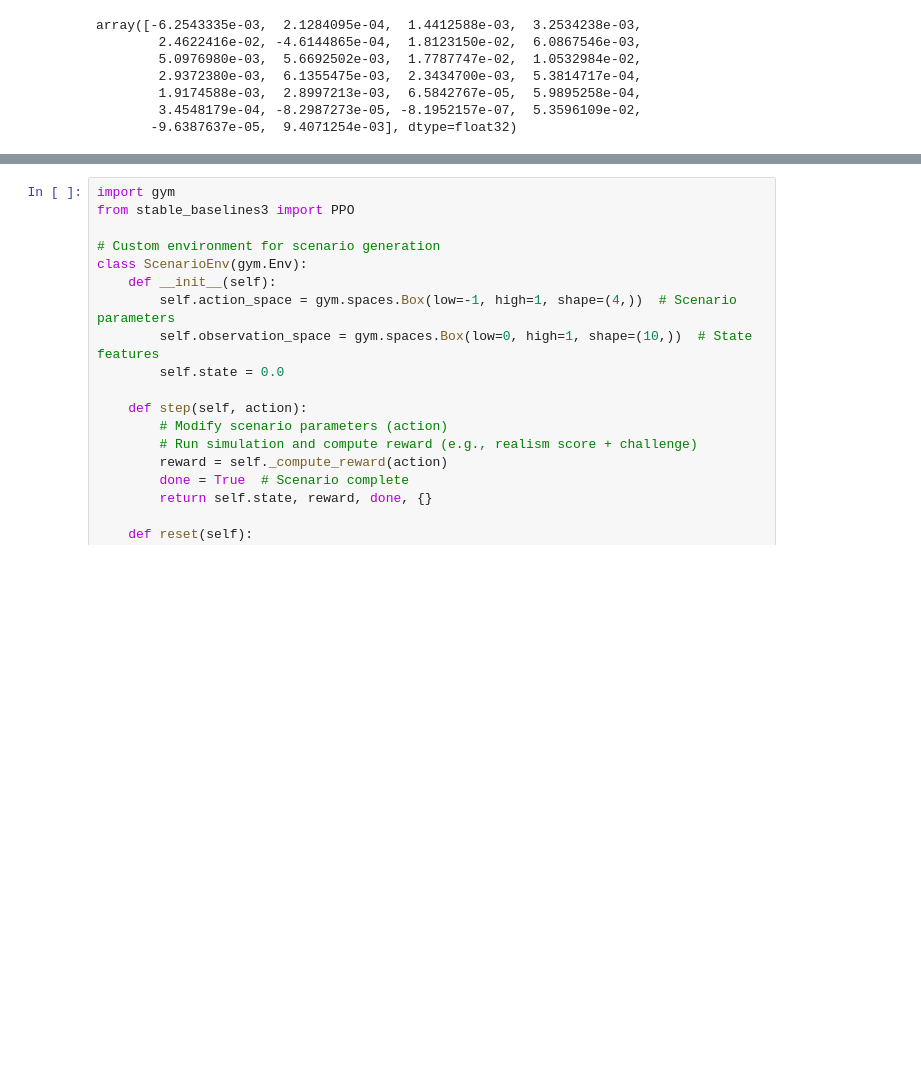
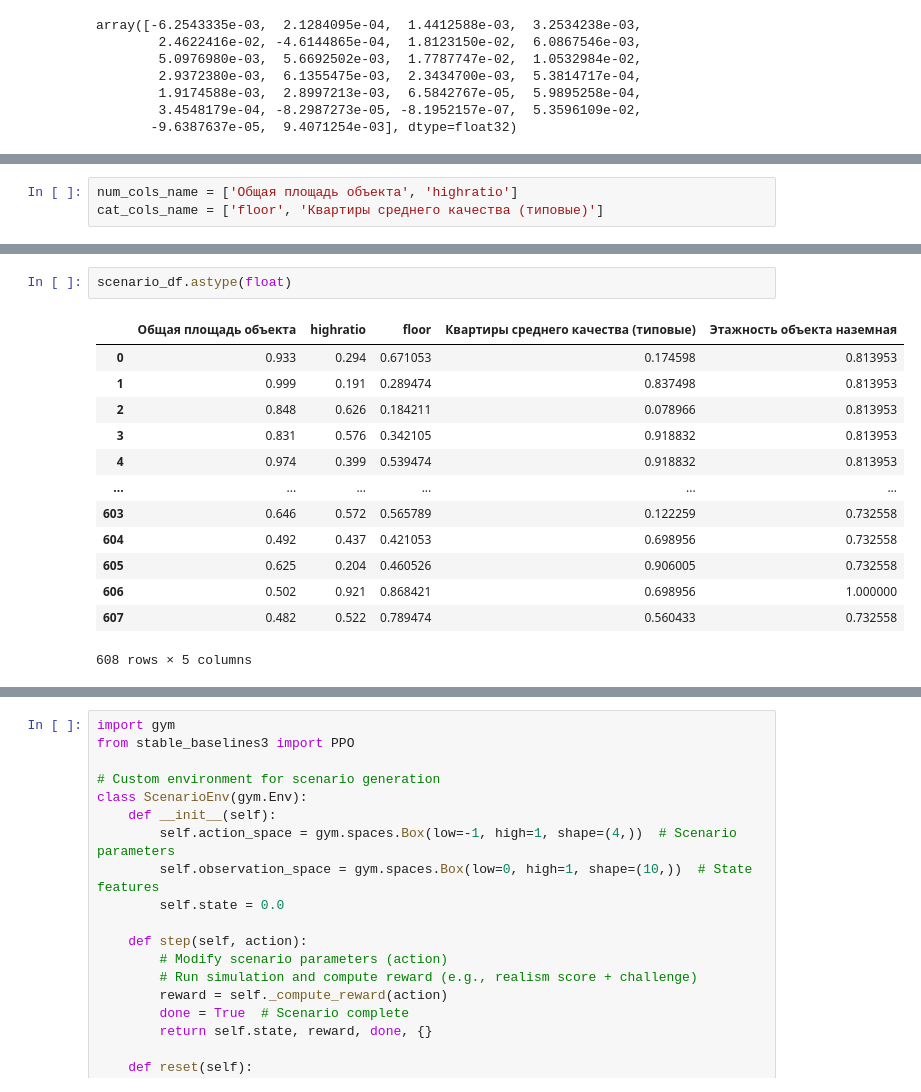
Before and after one commit to osa-bot/Benchmarking, a Jupyter notebook: Scenario_model.ipynb, the cells around one changed output, grey strips where cells are left out. Saved outputs shown, nothing was run; the diff lists cells and outputs as text; blank space fills up the shorter version.

```diff
--- a/Scenario_model.ipynb
+++ b/Scenario_model.ipynb
@@ -786,0 +784,3 @@ Name: count, dtype: int64
+# %%
+num_cols_name = ['Общая площадь объекта', 'highratio']
+cat_cols_name = ['floor', 'Квартиры среднего качества (типовые)']
@@ -786,0 +842,16 @@ Name: count, dtype: int64
+# %%
+scenario_df.astype(float)
+# %% [output]
+|  | Общая площадь объекта | highratio | floor | Квартиры среднего качества (типовые) | Этажность объекта наземная |
+| 0 | 0.933 | 0.294 | 0.671053 | 0.174598 | 0.813953 |
+| 1 | 0.999 | 0.191 | 0.289474 | 0.837498 | 0.813953 |
+| 2 | 0.848 | 0.626 | 0.184211 | 0.078966 | 0.813953 |
+| 3 | 0.831 | 0.576 | 0.342105 | 0.918832 | 0.813953 |
+| 4 | 0.974 | 0.399 | 0.539474 | 0.918832 | 0.813953 |
+| ... | ... | ... | ... | ... | ... |
+| 603 | 0.646 | 0.572 | 0.565789 | 0.122259 | 0.732558 |
+| 604 | 0.492 | 0.437 | 0.421053 | 0.698956 | 0.732558 |
+| 605 | 0.625 | 0.204 | 0.460526 | 0.906005 | 0.732558 |
+| 606 | 0.502 | 0.921 | 0.868421 | 0.698956 | 1.000000 |
+| 607 | 0.482 | 0.522 | 0.789474 | 0.560433 | 0.732558 |
+608 rows × 5 columns
```
Also changed, not shown: parts of 22 cells of this notebook.
